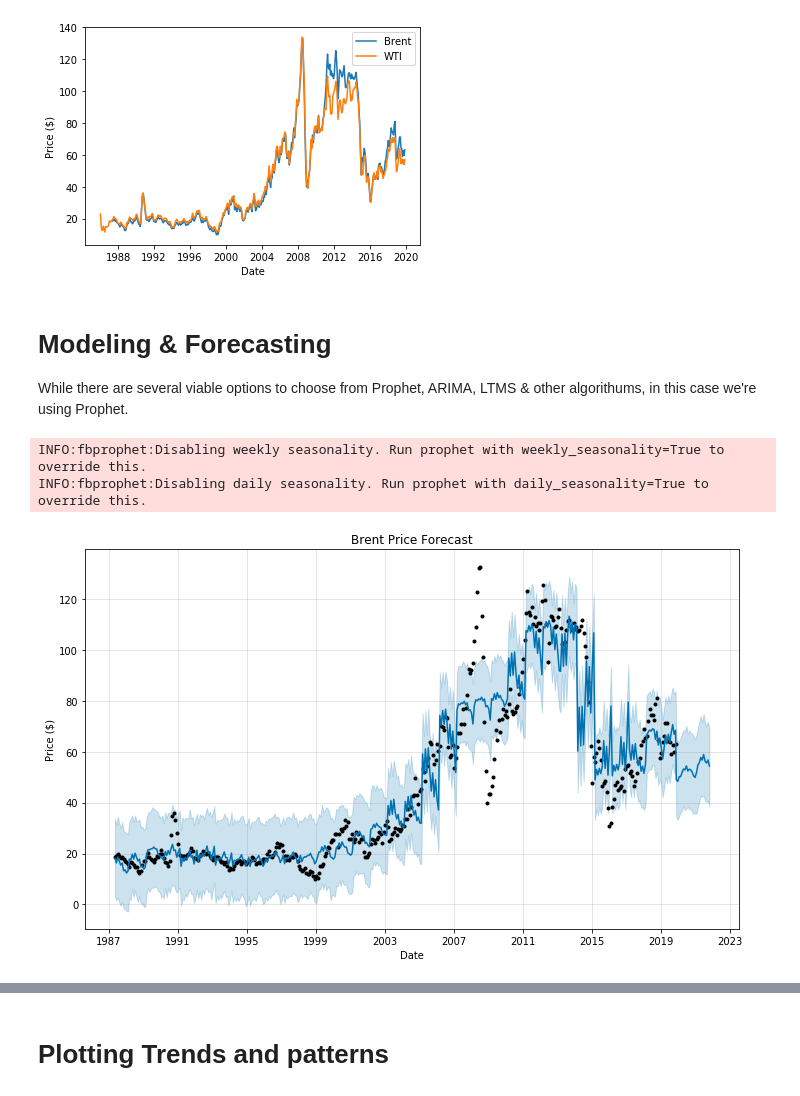
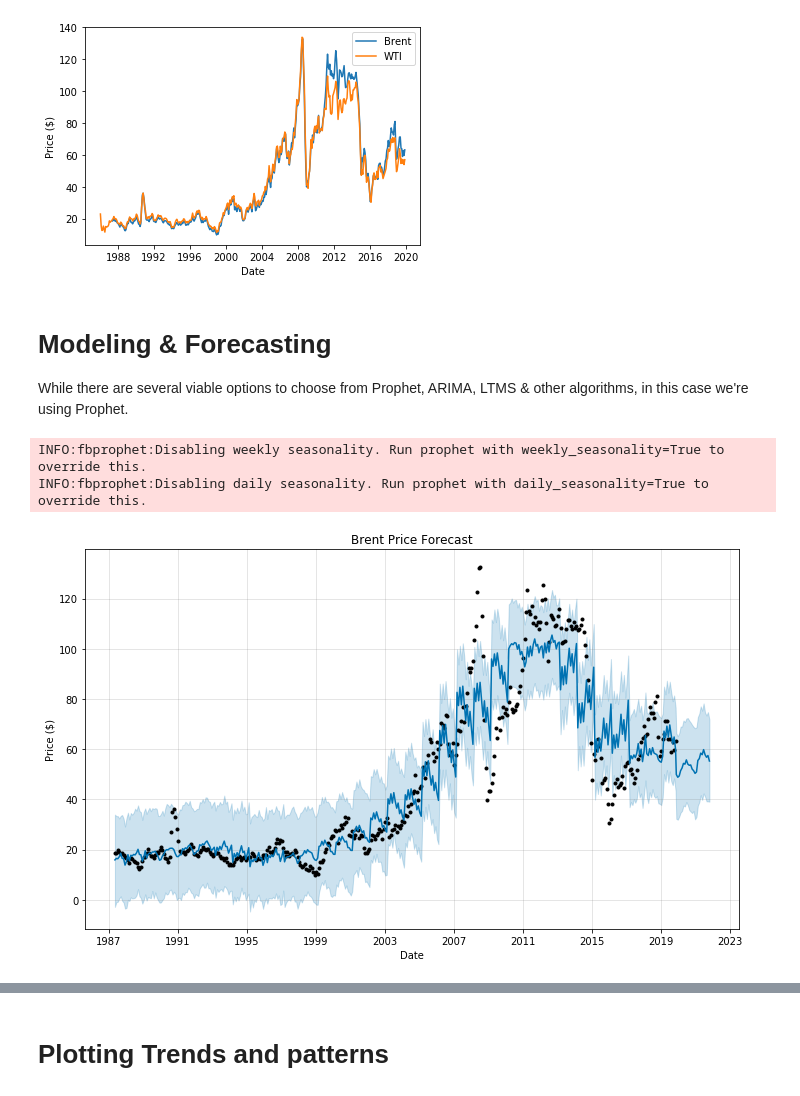
Before and after one commit to stan587/Data-Science-Portfolio, a Jupyter notebook: Time_Series_Oil_Price_Forecast/Time_Series_Forecast_of_Brent_and_WTI.ipynb, the cells around one changed output, grey strips where cells are left out. Cells and saved outputs as stored; diff of their text form; code cells hidden in the pictures.

```diff
--- a/Time_Series_Oil_Price_Forecast/Time_Series_Forecast_of_Brent_and_WTI.ipynb
+++ b/Time_Series_Oil_Price_Forecast/Time_Series_Forecast_of_Brent_and_WTI.ipynb
@@ -102,28 +106,29 @@ plt.show();
 [figure]
 # %% [markdown]
 # Modeling & Forecasting
-While there are several viable options to choose from Prophet, ARIMA, LTMS & other algorithums, in this case we're using Prophet.
+While there are several viable options to choose from Prophet, ARIMA, LTMS & other algorithms, in this case we're using Prophet.
 # %%
 import fbprophet
 # Prophet requires columns ds (Date) and y (value)
 df1_bre = df1_bre.rename(columns={'Date': 'ds', 'Price': 'y'})
-bre_pp = fbprophet.Prophet(changepoint_prior_scale=0.0225)
+bre_pp = fbprophet.Prophet(changepoint_prior_scale=0.01)
 
-bre_pp.add_seasonality(name='Monthly', period=30.5, fourier_order=8)
+bre_pp.add_seasonality(name='Monthly', period=30.5, fourier_order=4)
+
 bre_pp.fit(df1_bre)
 
 # Make a future dataframe for 2 years
 bre_forecast = bre_pp.make_future_dataframe(periods=12 * 2, freq='M')
 
 # Make predictions
 bre_forecast = bre_pp.predict(bre_forecast)
 
 # Plot Projection
 bre_pp.plot(bre_forecast, xlabel = 'Date', ylabel = 'Price ($)', uncertainty = True)
 plt.title('Brent Price Forecast');
 # %% [output]
 INFO:fbprophet:Disabling weekly seasonality. Run prophet with weekly_seasonality=True to override this.
 INFO:fbprophet:Disabling daily seasonality. Run prophet with daily_seasonality=True to override this.
-[figure, old version]
+[figure, new version]
 # %%
 df2_wti = df2_wti.rename(columns={'Date': 'ds', 'Price': 'y'})
```
Also changed, not shown: parts of 6 cells of this notebook.
